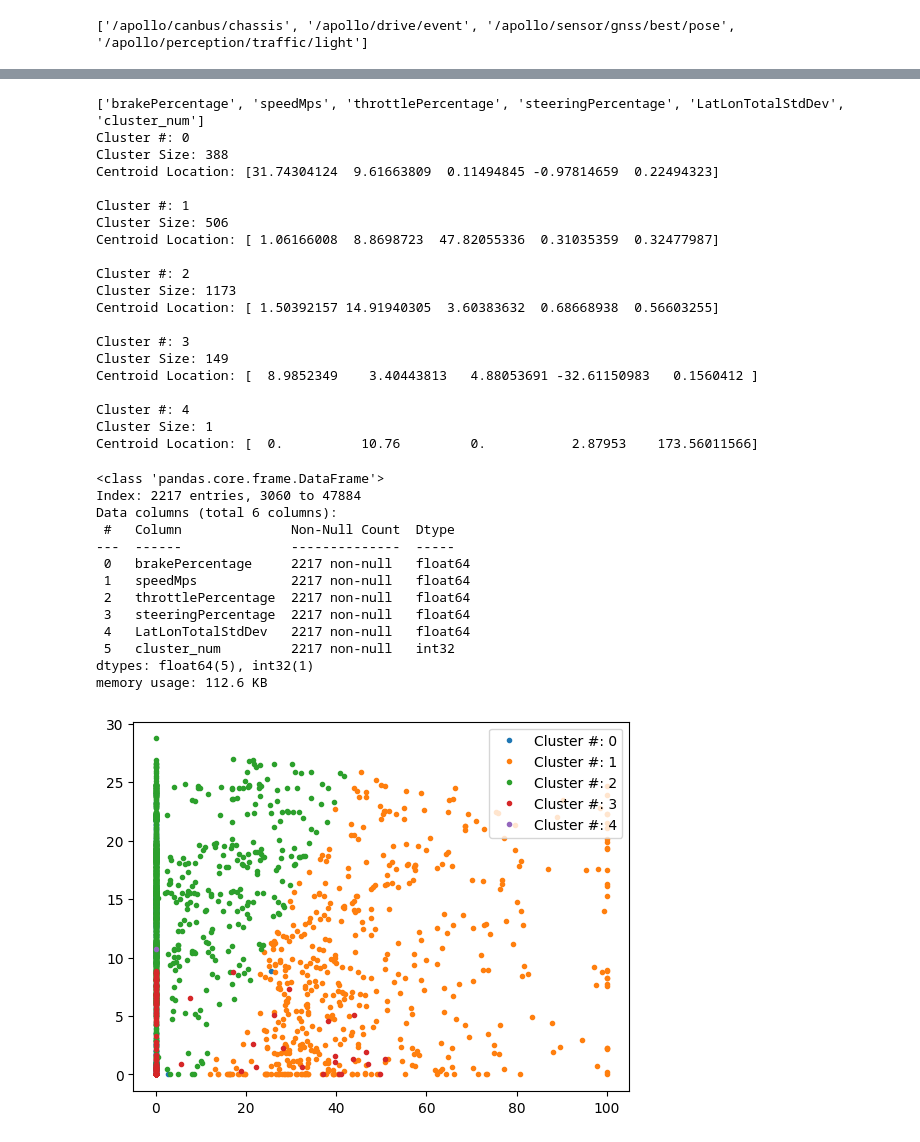
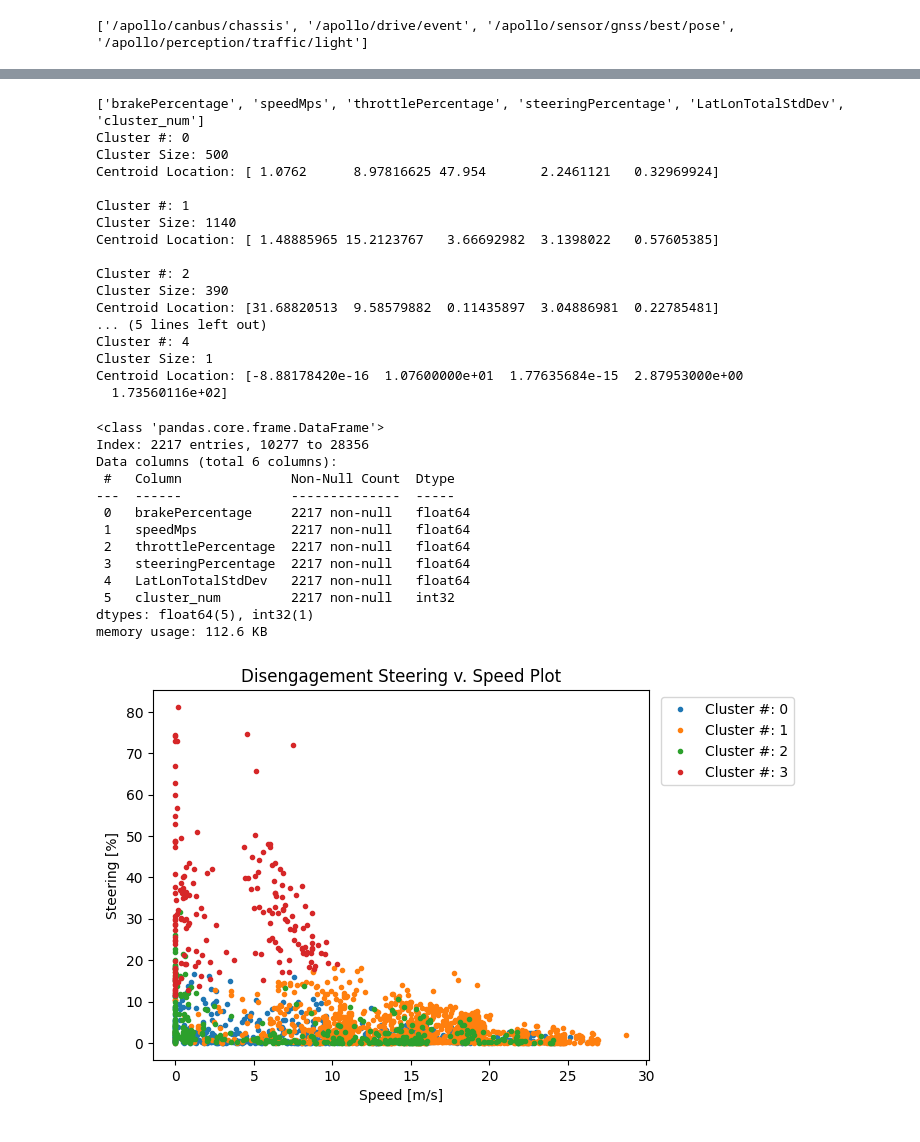
Before and after one commit to vHepp/TDMprivate, a Jupyter notebook: code/Unfinished Code/Applying K-Means.ipynb, the cells around one changed output, grey strips where cells are left out. Saved outputs shown, nothing was run; the diff lists cells and outputs as text; code cells hidden in the pictures.

```diff
--- a/code/Unfinished Code/Applying K-Means.ipynb
+++ b/code/Unfinished Code/Applying K-Means.ipynb
@@ -67,6 +71,8 @@ for gmID in gmID_list:
 # %%
 disengagement_df = pd.concat( disengagement_df_list )
 
+disengagement_df[ 'steeringPercentage' ] = np.abs( disengagement_df[ 'steeringPercentage' ] )
+
 disengagement_df.info()
 # %% [output]
 <class 'pandas.core.frame.DataFrame'>
@@ -182,29 +188,26 @@ for index, centroid in enumerate( disengagement_data_scaler.inverse_transform( k
 # %% [output]
 ['brakePercentage', 'speedMps', 'throttlePercentage', 'steeringPercentage', 'LatLonTotalStdDev', 'cluster_num']
 Cluster #: 0
-Cluster Size: 388
-Centroid Location: [31.74304124  9.61663809  0.11494845 -0.97814659  0.22494323]
+Cluster Size: 500
+Centroid Location: [ 1.0762      8.97816625 47.954       2.2461121   0.32969924]
 
 Cluster #: 1
-Cluster Size: 506
-Centroid Location: [ 1.06166008  8.8698723  47.82055336  0.31035359  0.32477987]
+Cluster Size: 1140
+Centroid Location: [ 1.48885965 15.2123767   3.66692982  3.1398022   0.57605385]
 
 Cluster #: 2
-Cluster Size: 1173
-Centroid Location: [ 1.50392157 14.91940305  3.60383632  0.68668938  0.56603255]
-
-Cluster #: 3
-Cluster Size: 149
-Centroid Location: [  8.9852349    3.40443813   4.88053691 -32.61150983   0.1560412 ]
-
+Cluster Size: 390
+Centroid Location: [31.68820513  9.58579882  0.11435897  3.04886981  0.22785481]
+... (5 lines left out)
 Cluster #: 4
 Cluster Size: 1
-Centroid Location: [  0.          10.76         0.           2.87953    173.56011566]
+Centroid Location: [-8.88178420e-16  1.07600000e+01  1.77635684e-15  2.87953000e+00
+  1.73560116e+02]
 # %%
 disengagement_df.info()
 # %% [output]
 <class 'pandas.core.frame.DataFrame'>
-Index: 2217 entries, 3060 to 47884
+Index: 2217 entries, 10277 to 28356
 Data columns (total 6 columns):
  #   Column              Non-Null Count  Dtype
 ---  ------              --------------  -----
@@ -217,16 +220,25 @@ Data columns (total 6 columns):
 dtypes: float64(5), int32(1)
 memory usage: 112.6 KB
 # %%
-for cluster_num in range( num_of_clusters ):
 
-    x_array = disengagement_df[ disengagement_df.columns[ 2 ] ][ disengagement_df[ 'cluster_num' ] == cluster_num ]
 
-    y_array = disengagement_df[ disengagement_df.columns[ 1 ] ][ disengagement_df[ 'cluster_num' ] == cluster_num ]
+for cluster_num in range( num_of_clusters - 1 ):
+
+    x_array = disengagement_df[ disengagement_df.columns[ 1 ] ][ disengagement_df[ 'cluster_num' ] == cluster_num ]
+
+    y_array = disengagement_df[ disengagement_df.columns[ 3 ] ][ disengagement_df[ 'cluster_num' ] == cluster_num ]
 
     plt.plot( x_array, y_array, marker = '.', ls = '', label = f'Cluster #: { cluster_num }' )
 
-plt.legend()
+
+plt.xlabel( 'Speed [m/s]' )
+
+plt.ylabel( 'Steering [%]' )
+
+plt.title( 'Disengagement Steering v. Speed Plot' )
+
+plt.legend(   bbox_to_anchor=(1.01, 1.0), loc='upper left'  )
 
 plt.show()
 # %% [output]
-[figure, old version]
+[figure, new version]
```
Also changed, not shown: parts of 5 cells of this notebook, 3 other files.
